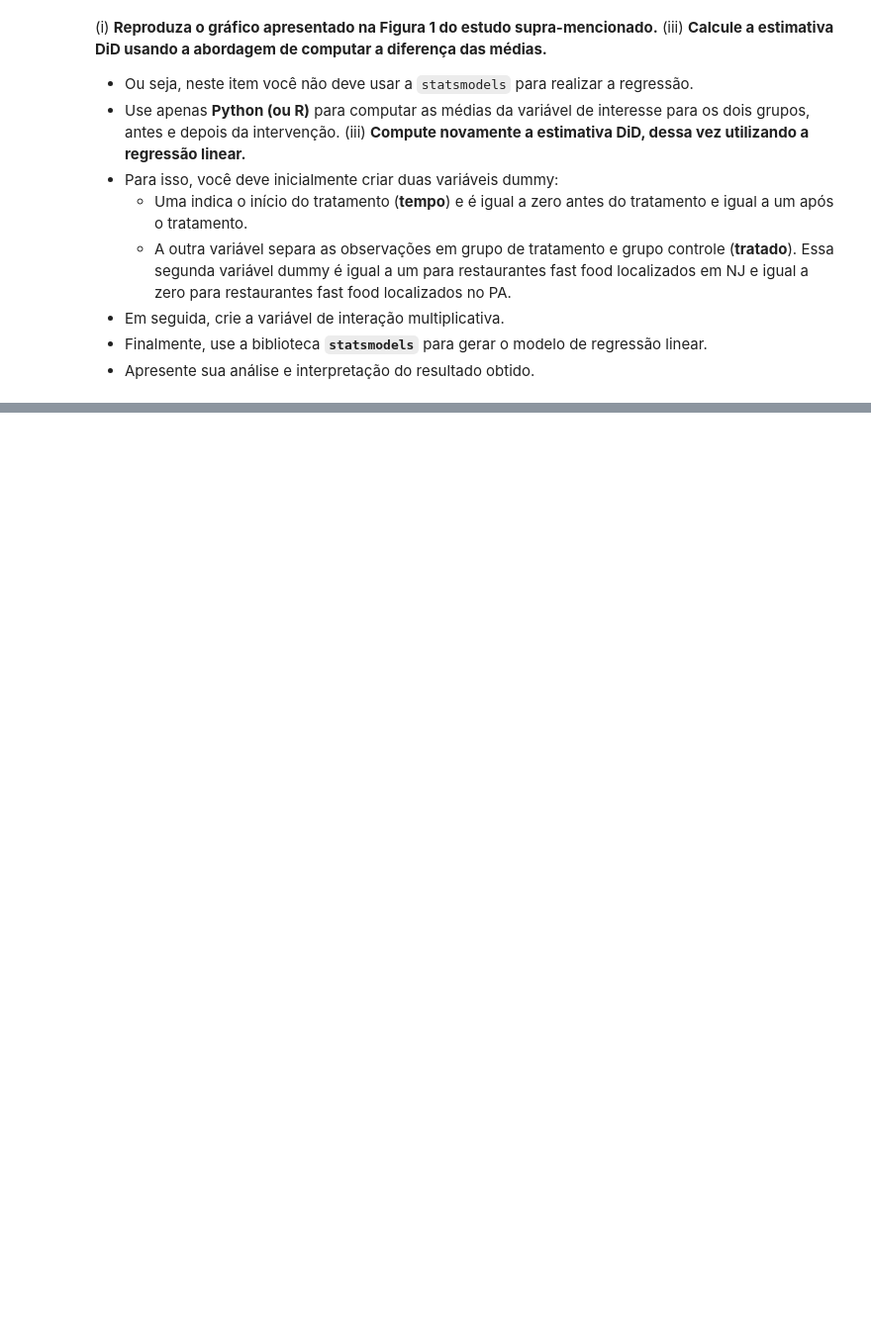
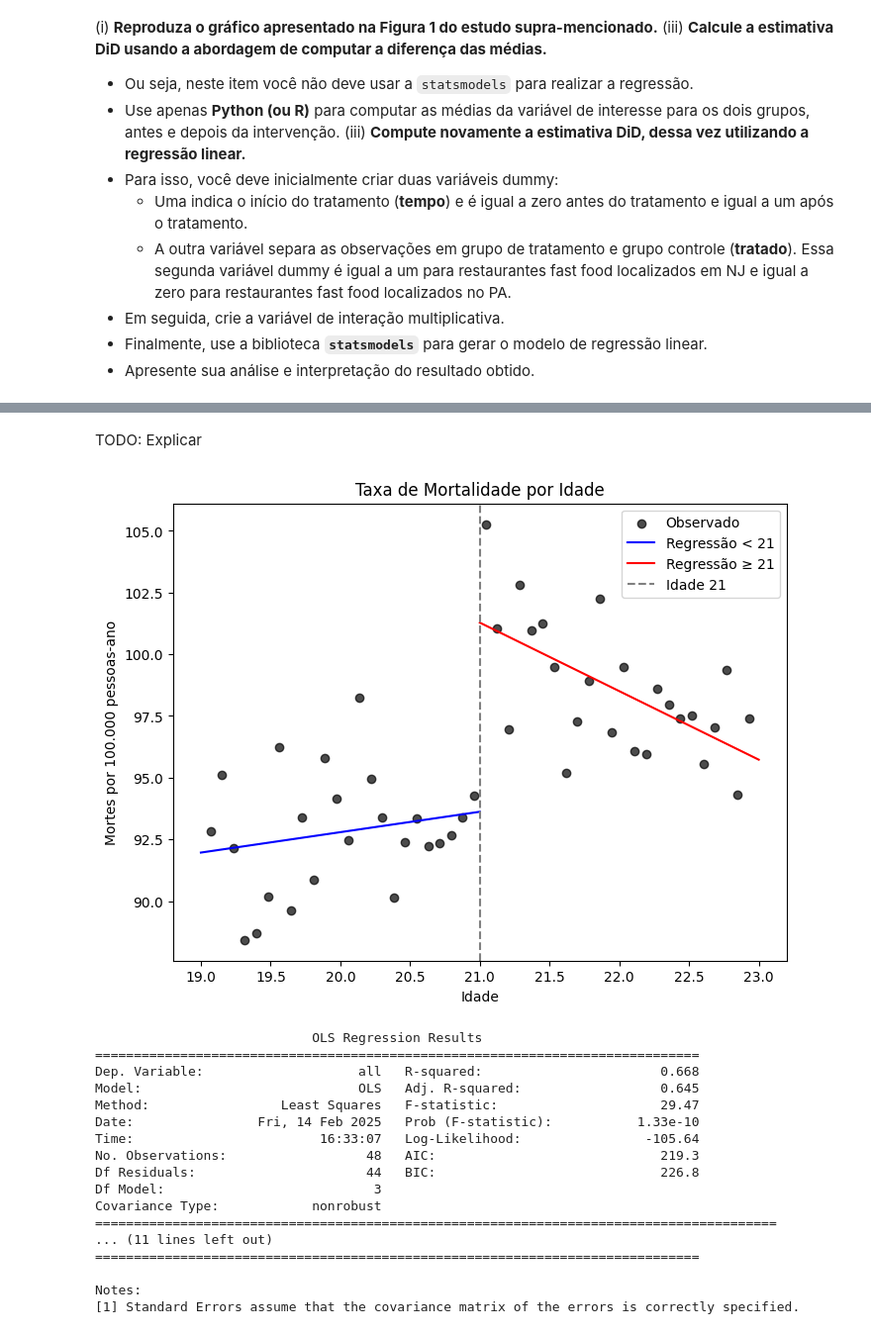
Before and after one commit to tomast1337/GCC1625_T1, a Jupyter notebook: IE_T3_NICOLAS_VYCAS_NERY.ipynb, the cells around one changed output, grey strips where cells are left out. Shown at 99% size. Drawn from its saved outputs; the diff is of its cells as text; code cells hidden in the pictures; blank space fills up the shorter version.

Commit message:
Add new feature for enhanced data visualization capabilities

```diff
--- a/IE_T3_NICOLAS_VYCAS_NERY.ipynb
+++ b/IE_T3_NICOLAS_VYCAS_NERY.ipynb
@@ -901,3 +901,68 @@ Covariance Type:            nonrobust
 
 Notes:
 [1] Standard Errors assume that the covariance matrix of the errors is correctly specified.
+# %% [markdown]
+TODO: Explicar
+# %%
+import pandas as pd
+import numpy as np
+import matplotlib.pyplot as plt
+import statsmodels.api as sm
+import statsmodels.formula.api as smf
+
+# Carregar os dados do arquivo .dta
+df = pd.read_stata("AEJfigs.dta")
+
+# Definição da variável de tratamento: tem 1 se age ≥ 21, senão 0
+df["treated"] = (df["agecell"] >= 21).astype(int)
+
+# Gráfico de taxas de mortalidade por idade
+plt.figure(figsize=(8, 6))
+plt.scatter(df["agecell"], df["all"], label="Observado", color="black", alpha=0.7)
+
+# Ajustar modelo de regressão linear para < 21 e ≥ 21 separadamente
+df_below = df[df["agecell"] < 21]
+df_above = df[df["agecell"] >= 21]
+
+model_below = smf.ols("all ~ agecell", data=df_below).fit()
+model_above = smf.ols("all ~ agecell", data=df_above).fit()
+
+# Linhas ajustadas
+x_below = np.linspace(19, 21, 100)
+x_above = np.linspace(21, 23, 100)
+plt.plot(x_below, model_below.predict(pd.DataFrame({"agecell": x_below})), color="blue", label="Regressão < 21")
+plt.plot(x_above, model_above.predict(pd.DataFrame({"agecell": x_above})), color="red", label="Regressão ≥ 21")
+
+# Personalização do gráfico
+plt.axvline(x=21, color="gray", linestyle="--", label="Idade 21")
+plt.xlabel("Idade")
+plt.ylabel("Mortes por 100.000 pessoas-ano")
+plt.title("Taxa de Mortalidade por Idade")
+plt.legend()
+plt.show()
+
+# Regressão descontínua (RDD)
+df["age_centered"] = df["agecell"] - 21  # Centralizar idade no ponto de corte
+model_rdd = smf.ols("all ~ age_centered * treated", data=df).fit()
+
+# Resultados
+print(model_rdd.summary())
+# %% [output]
+[figure, added]
+                            OLS Regression Results
+==============================================================================
+Dep. Variable:                    all   R-squared:                       0.668
+Model:                            OLS   Adj. R-squared:                  0.645
+Method:                 Least Squares   F-statistic:                     29.47
+Date:                Fri, 14 Feb 2025   Prob (F-statistic):           1.33e-10
+Time:                        16:33:07   Log-Likelihood:                -105.64
+No. Observations:                  48   AIC:                             219.3
+Df Residuals:                      44   BIC:                             226.8
+Df Model:                           3
+Covariance Type:            nonrobust
+========================================================================================
+... (11 lines left out)
+==============================================================================
+
+Notes:
+[1] Standard Errors assume that the covariance matrix of the errors is correctly specified.
```
Also changed, not shown: parts of 2 cells of this notebook.
